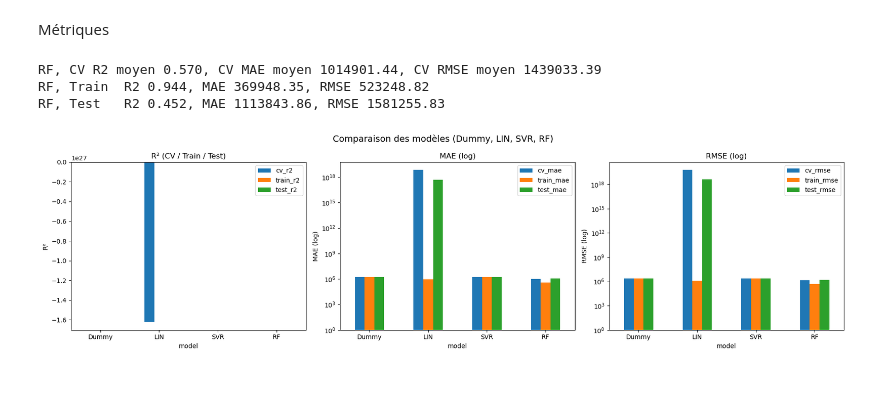
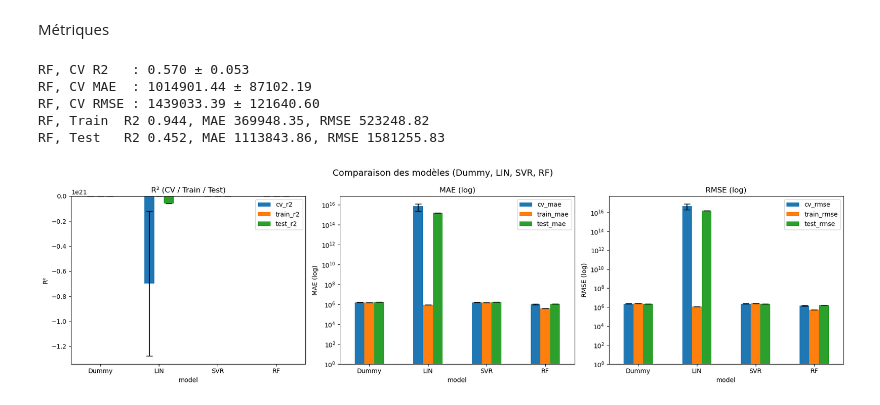
Before and after one commit to EthanChmt/Anticipez-les-besoins-en-consommations-de-batiments_, a Jupyter notebook: Notebooks/Notebook_4_comparaison_des_modeles .ipynb, the cells around one changed output. Cells and saved outputs as stored; diff of their text form; code cells hidden in the pictures.

```diff
--- a/Notebooks/Notebook_4_comparaison_des_modeles .ipynb
+++ b/Notebooks/Notebook_4_comparaison_des_modeles .ipynb
@@ -265,68 +373,94 @@ Métriques
 r2_tr   = r2_score(ytr, yp_tr);  mae_tr  = mean_absolute_error(ytr, yp_tr);  rmse_tr = root_mean_squared_error(ytr, yp_tr)
 r2_te   = r2_score(yte, yp_te);  mae_te  = mean_absolute_error(yte, yp_te);  rmse_te = root_mean_squared_error(yte, yp_te)
 # %%
-print(f"RF, CV R2 moyen {cv_r2:.3f}, CV MAE moyen {cv_mae:.2f}, CV RMSE moyen {cv_rmse:.2f}")
+print(
+    f"RF, CV R2   : {cv_r2_mean:.3f} ± {cv_r2_std:.3f}\n"
+    f"RF, CV MAE  : {cv_mae_mean:.2f} ± {cv_mae_std:.2f}\n"
+    f"RF, CV RMSE : {cv_rmse_mean:.2f} ± {cv_rmse_std:.2f}"
+)
 print(f"RF, Train  R2 {r2_tr:.3f}, MAE {mae_tr:.2f}, RMSE {rmse_tr:.2f}")
 print(f"RF, Test   R2 {r2_te:.3f}, MAE {mae_te:.2f}, RMSE {rmse_te:.2f}")
 # %% [output]
-RF, CV R2 moyen 0.570, CV MAE moyen 1014901.44, CV RMSE moyen 1439033.39
+RF, CV R2   : 0.570 ± 0.053
+RF, CV MAE  : 1014901.44 ± 87102.19
+RF, CV RMSE : 1439033.39 ± 121640.60
 RF, Train  R2 0.944, MAE 369948.35, RMSE 523248.82
 RF, Test   R2 0.452, MAE 1113843.86, RMSE 1581255.83
 # %%
-
 # Données des modèles
 data = {
-    "model": ["Dummy", "LIN", "SVR", "RF"],
-    "cv_r2":      [-0.124, -1621836246267546112932970496.0,  -0.124,  0.570],
-    "train_r2":   [-0.123,  0.707,                           -0.123,  0.944],
-    "test_r2":    [-0.156, -4201625087133486069841920.0,     -0.156,  0.452],
-    "cv_mae":     [1595297.94,          6666178352110102528.0,       1595259.73, 1014901.44],
-    "train_mae":  [1594893.67,          877942.23,                    1594836.67, 369948.35],
-    "test_mae":   [1632270.78,          453223052686615296.0,         1632220.99, 1113843.86],
-    "cv_rmse":    [2330765.60,          60907623709502980096.0,       2330712.92, 1439033.39],
-    "train_rmse": [2334513.25,          1192728.70,                   2334420.37, 523248.82],
-    "test_rmse":  [2296427.92,          4377450407927869440.0,        2296354.05, 1581255.83],
+    "model":      ["Dummy", "LIN", "SVR", "RF"],
+    "cv_r2":      [-0.124, -698125623175384006656.0, -0.124, 0.570],
+    "cv_r2_std":  [0.022,  578322901471103221760.0,  0.022,  0.053],
+    "train_r2":   [-0.123, 0.715,                   -0.123, 0.944],
+    "test_r2":    [-0.156, -58073119175022395392.0, -0.156, 0.452],
+    "cv_mae":     [1595297.94, 7364399356966339.0, 1595189.80, 1014901.44],
+    "cv_mae_std": [71095.06,   4896548375944691.0, 71094.41,   87102.19],
+    "train_mae":  [1594893.67, 855117.99,          1594750.29, 369948.35],
+    "test_mae":   [1632270.78, 1643299812752667.25,1632148.33, 1113843.86],
+    "cv_rmse":     [2330765.60, 47477809673884224.0, 2330630.27, 1439033.39],
+    "cv_rmse_std": [138626.65,  29072963059835828.0, 138585.72,  121640.60],
+    "train_rmse":  [2334513.25, 1176360.26,         2334335.25, 523248.82],
+    "test_rmse":   [2296427.92, 16274219244780926.0,2296260.11, 1581255.83],
 }
 
 df = pd.DataFrame(data).set_index("model")
 
-# Figure unique avec 3 sous-graphiques
+yerr_r2 = pd.DataFrame(
+    {"cv_r2": df["cv_r2_std"], "train_r2": np.zeros(len(df)), "test_r2": np.zeros(len(df))},
+    index=df.index
+)
+yerr_mae = pd.DataFrame(
+    {"cv_mae": df["cv_mae_std"], "train_mae": np.zeros(len(df)), "test_mae": np.zeros(len(df))},
+    index=df.index
+)
+yerr_rmse = pd.DataFrame(
+    {"cv_rmse": df["cv_rmse_std"], "train_rmse": np.zeros(len(df)), "test_rmse": np.zeros(len(df))},
+    index=df.index
+)
+
 fig, axes = plt.subplots(1, 3, figsize=(18, 5))
 
-# 1) R²
+# 1) R² avec barres d'erreur sur la CV
 df[["cv_r2", "train_r2", "test_r2"]].plot(
     kind="bar",
-    ax=axes[0]
+    ax=axes[0],
+    yerr=yerr_r2,
+    capsize=5
 )
 axes[0].set_title("R² (CV / Train / Test)")
 axes[0].set_ylabel("R²")
 axes[0].axhline(0, color="black", linewidth=1)
 axes[0].tick_params(axis="x", rotation=0)
 
-# 2) MAE (échelle log)
+# 2) MAE (log) avec barres d'erreur sur la CV
 df[["cv_mae", "train_mae", "test_mae"]].plot(
     kind="bar",
     ax=axes[1],
-    log=True
+    log=True,
+    yerr=yerr_mae,
+    capsize=5
 )
 axes[1].set_title("MAE (log)")
 axes[1].set_ylabel("MAE (log)")
 axes[1].tick_params(axis="x", rotation=0)
 
-# 3) RMSE (échelle log)
+# 3) RMSE (log) avec barres d'erreur sur la CV
 df[["cv_rmse", "train_rmse", "test_rmse"]].plot(
     kind="bar",
     ax=axes[2],
-    log=True
+    log=True,
+    yerr=yerr_rmse,
+    capsize=5
 )
 axes[2].set_title("RMSE (log)")
 axes[2].set_ylabel("RMSE (log)")
 axes[2].tick_params(axis="x", rotation=0)
 
 fig.suptitle("Comparaison des modèles (Dummy, LIN, SVR, RF)", fontsize=14)
 fig.tight_layout()
 plt.show()
 # %% [output]
-[figure, old version]
+[figure, new version]
 # %%
 data = {
```
Also changed, not shown: parts of 17 cells of this notebook, 7 other files.
